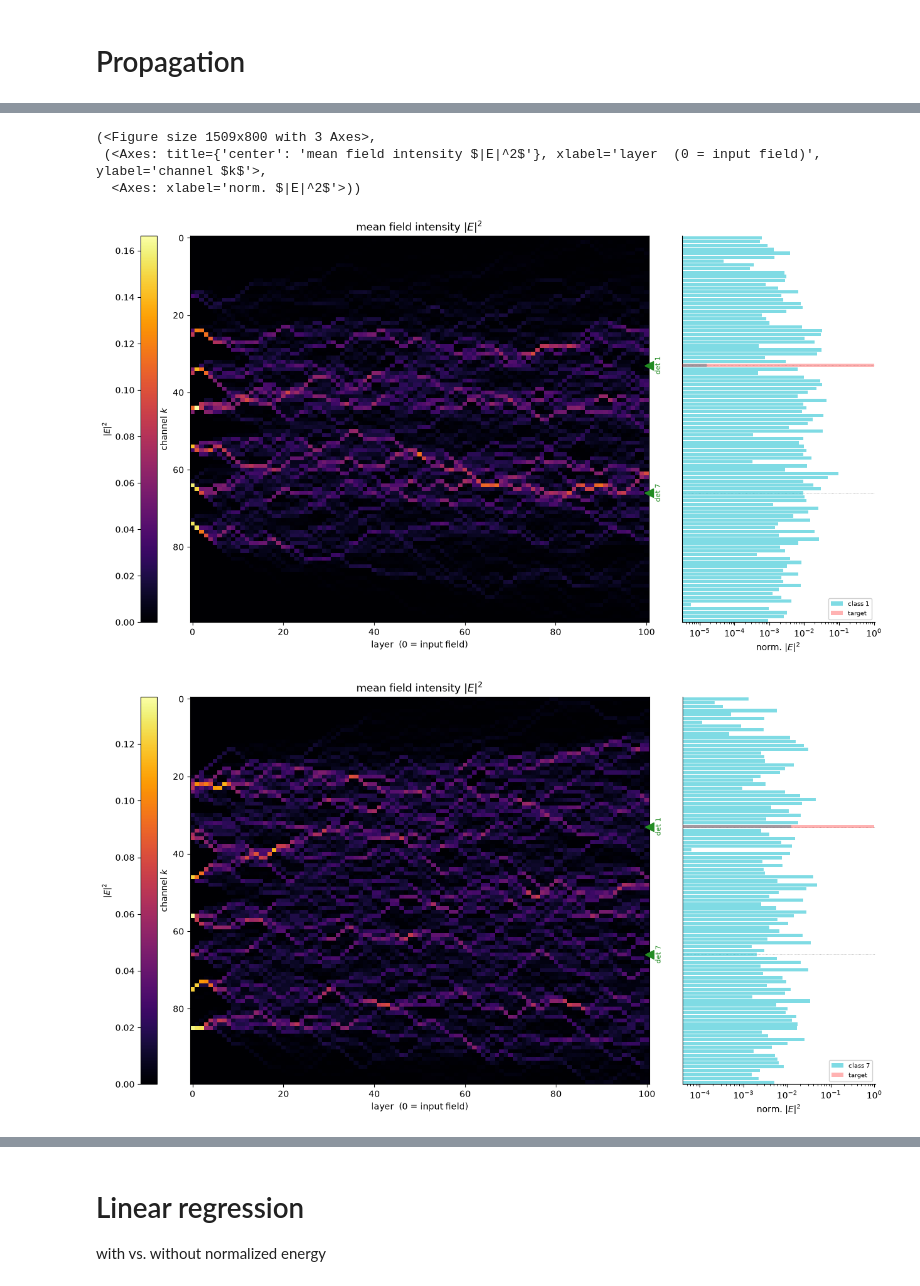
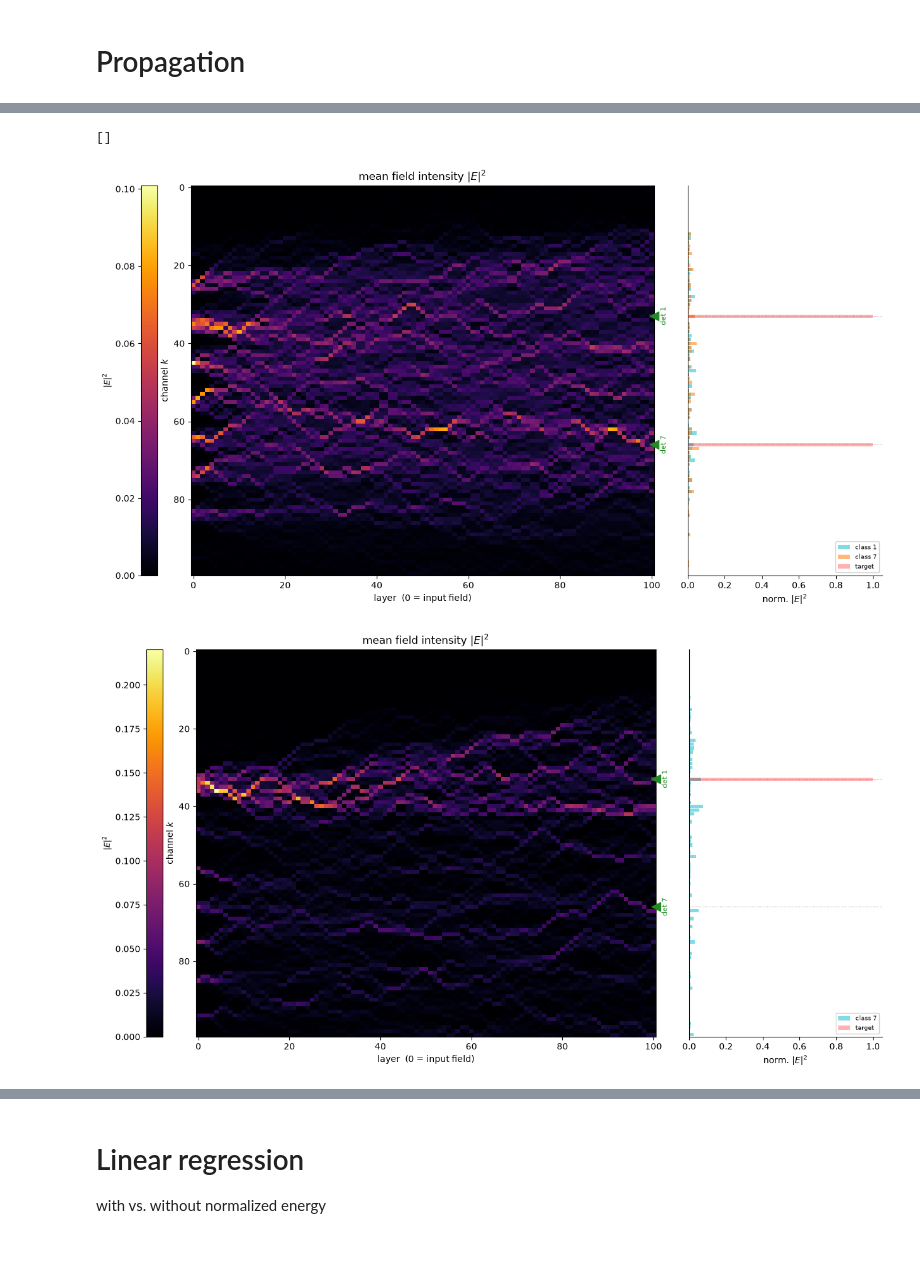
Before and after one commit to kaschdaniel/MANTIS, a Jupyter notebook: Debug.ipynb, the cells around one changed output, grey strips where cells are left out. Cells and saved outputs as stored; diff of their text form; code cells hidden in the pictures; blank space fills up the shorter version.

```diff
--- a/Debug.ipynb
+++ b/Debug.ipynb
@@ -21,8 +18,8 @@ Functions in encoding.py
 # %%
 values = np.array([1,7]) #figures you want from the mnist dataset
 mode = "Testing" #Selects if you want the test-set ("Testing") or the training-set ("Training")
-number = None #Sets number of samples you want to get in total
-m_side = 28 #side length (pixel) of mnist image after downsampling
+number = 110 #Sets number of samples you want to get in total
+m_side = 10 #side length (pixel) of mnist image after downsampling
 theta = 1 #mysterious hyper parameter for amplitude scaling
 norm_energy = True #Bool for if energy of encoded image should be normalized or not
 seed = None #Random seed to control random choice of number -pictures out of the available ones,
@@ -32,7 +29,7 @@ E_X, Y = get_data(values, mode, number, m_side, theta, norm_energy, seed) #E_X a
                                                                   #Y are the referring labels
 #Example of the first entry
 plt.matshow(np.real(E_X[:,0]).reshape(1, -1), ) #reshaping it just for plotting with plt.matshow
-plt.matshow(np.real(E_X[:,0]).reshape(m,m))
+plt.matshow(np.real(E_X[:,0]).reshape(m_side,m_side))
 print(Y[0])
 
 print("Number of '7' in this set: " + str(np.sum(Y == 7))+", number of '1' in this set: " + str(np.sum(Y == 1)))
@@ -120,10 +117,10 @@ fig, _ = plot_intensity_map(I, detectors=[33,66])
 # %%
-plot_intensity_map_with_histogram(np.abs(E_hist[:,:,40])**2, det1=33, det7=66, Y=Y[40])
-plot_intensity_map_with_histogram(np.abs(E_hist[:,:,64])**2, det1=33, det7=66, Y=Y[64])
+fig, _ = plot_intensity_map_with_histogram(np.abs(E_hist[:,:,1:10])**2, det1=33, det7=66, Y=Y[1:10])
+plt.plot()
+fig, _ = plot_intensity_map_with_histogram(np.abs(E_hist[:,:,36])**2, det1=33, det7=66, Y=Y[36])
+plt.plot()
 # %% [output]
-(<Figure size 1509x800 with 3 Axes>,
- (<Axes: title={'center': 'mean field intensity $|E|^2$'}, xlabel='layer  (0 = input field)', ylabel='channel $k$'>,
-  <Axes: xlabel='norm. $|E|^2$'>))
+[]
-[figure, old version]
+[figure, new version]
-[figure, old version]
+[figure, new version]
 # %%
```
Also changed, not shown: parts of 6 cells of this notebook, 3 other files.
